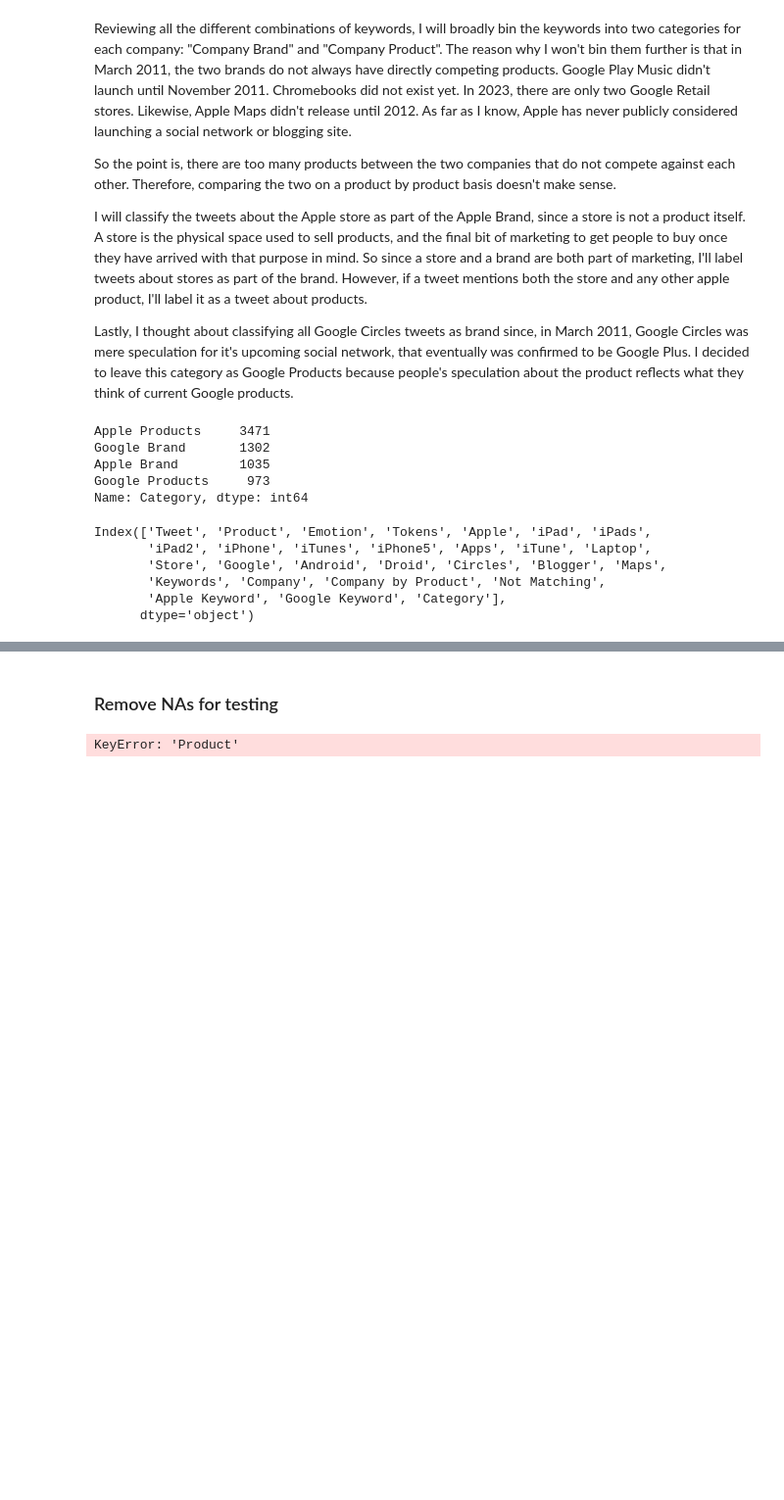
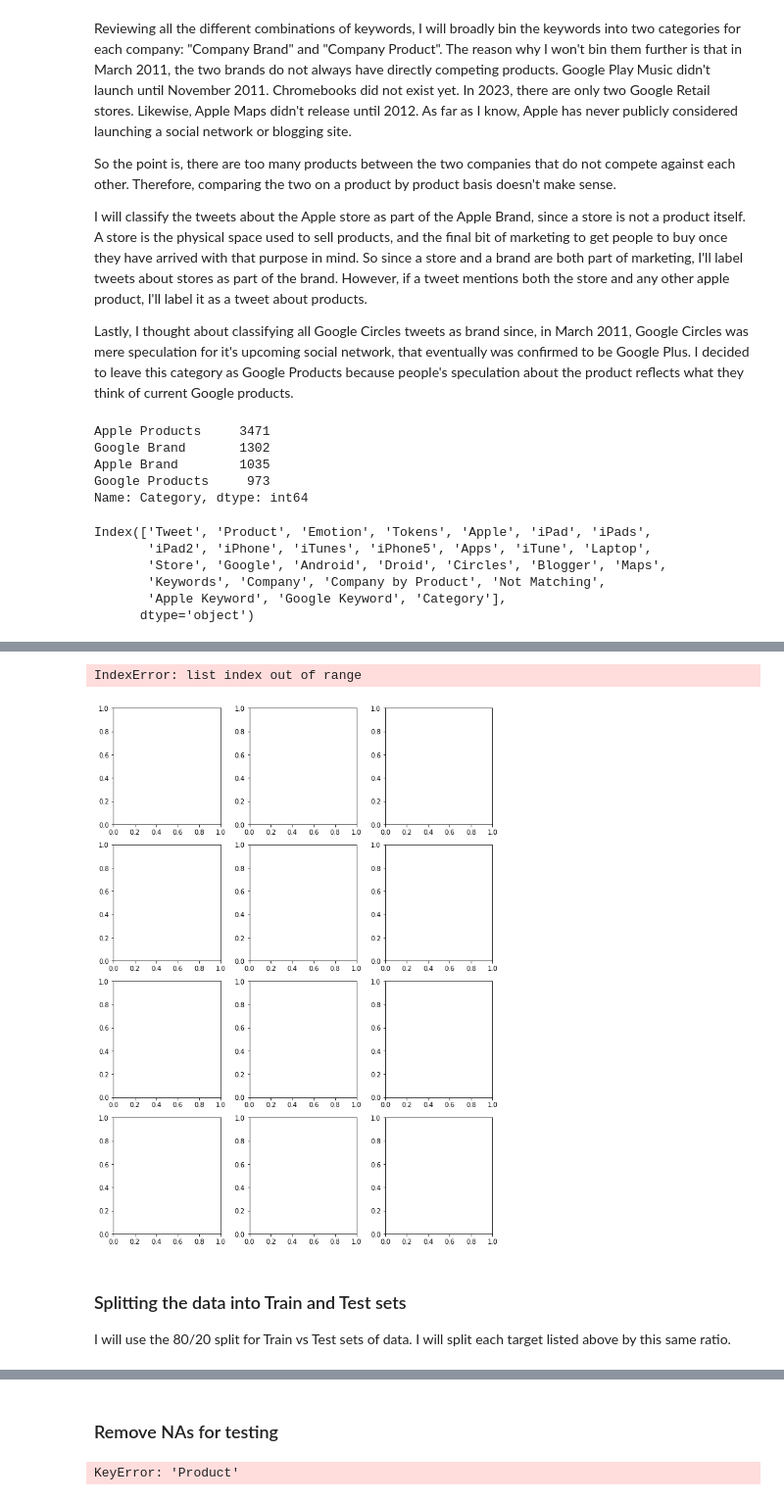
Before and after one commit to FunkyTable/Project-4-Advanced-Machine-Learning, a Jupyter notebook: student.ipynb, the cells around one changed output, grey strips where cells are left out. Shown at 98% size. Drawn from its saved outputs; the diff is of its cells as text; code cells hidden in the pictures; blank space fills up the shorter version.

```diff
--- a/student.ipynb
+++ b/student.ipynb
@@ -1155,0 +1239,47 @@ Now I need to make my first model.
+# %%
+def setup_twelve_subplots():
+    fig = plt.figure(figsize=(9,12))
+    fig.set_tight_layout(True)
+    gs = fig.add_gridspec(4, 3)
+    ax1  = fig.add_subplot(gs[0, 0])
+    ax2  = fig.add_subplot(gs[0, 1])
+    ax3  = fig.add_subplot(gs[0, 2])
+    ax4  = fig.add_subplot(gs[1, 0])
+    ax5  = fig.add_subplot(gs[1, 1])
+    ax6  = fig.add_subplot(gs[1, 2])
+    ax7  = fig.add_subplot(gs[2, 0])
+    ax8  = fig.add_subplot(gs[2, 1])
+    ax9  = fig.add_subplot(gs[2, 2])
+    ax10 = fig.add_subplot(gs[3, 0])
+    ax11 = fig.add_subplot(gs[3, 1])
+    ax12 = fig.add_subplot(gs[3, 2])
+    return fig, [ax1, ax2, ax3, ax4, ax5, ax6, ax7, ax8, ax9, ax10, ax11, ax12]
+# %%
+def plots(column, axes, title="Word Frequency for"):
+    for index, category in enumerate(df['Target Text']):
+        # Calculate frequency distribution for this subset
+        all_words = df[df["Target"] == index][column].explode()
+        freq_dist = FreqDist(all_words)
+        top_10 = list(zip(*freq_dist.most_common(10)))
+        tokens = top_10[0]
+        counts = top_10[1]
+
+        # Set up plot
+        ax = axes[index]
+        ax.bar(tokens, counts)
+
+        # Customize plot appearance
+        ax.set_title(f"{title} {category}")
+        ax.set_ylabel("Count")
+        ax.yaxis.set_major_locator(MaxNLocator(integer=True))
+        ax.tick_params(axis="x", rotation=90)
+# %%
+fig, axes = setup_twelve_subplots()
+plots("Tokens", axes)
+fig.suptitle("Word Frequencies for All Tokens", fontsize=24);
+# %% [output]
+IndexError: list index out of range
+[figure, added]
+# %% [markdown]
+### Splitting the data into Train and Test sets
+I will use the 80/20 split for Train vs Test sets of data. I will split each target listed above by this same ratio.
```
Also changed, not shown: parts of 14 cells of this notebook.
